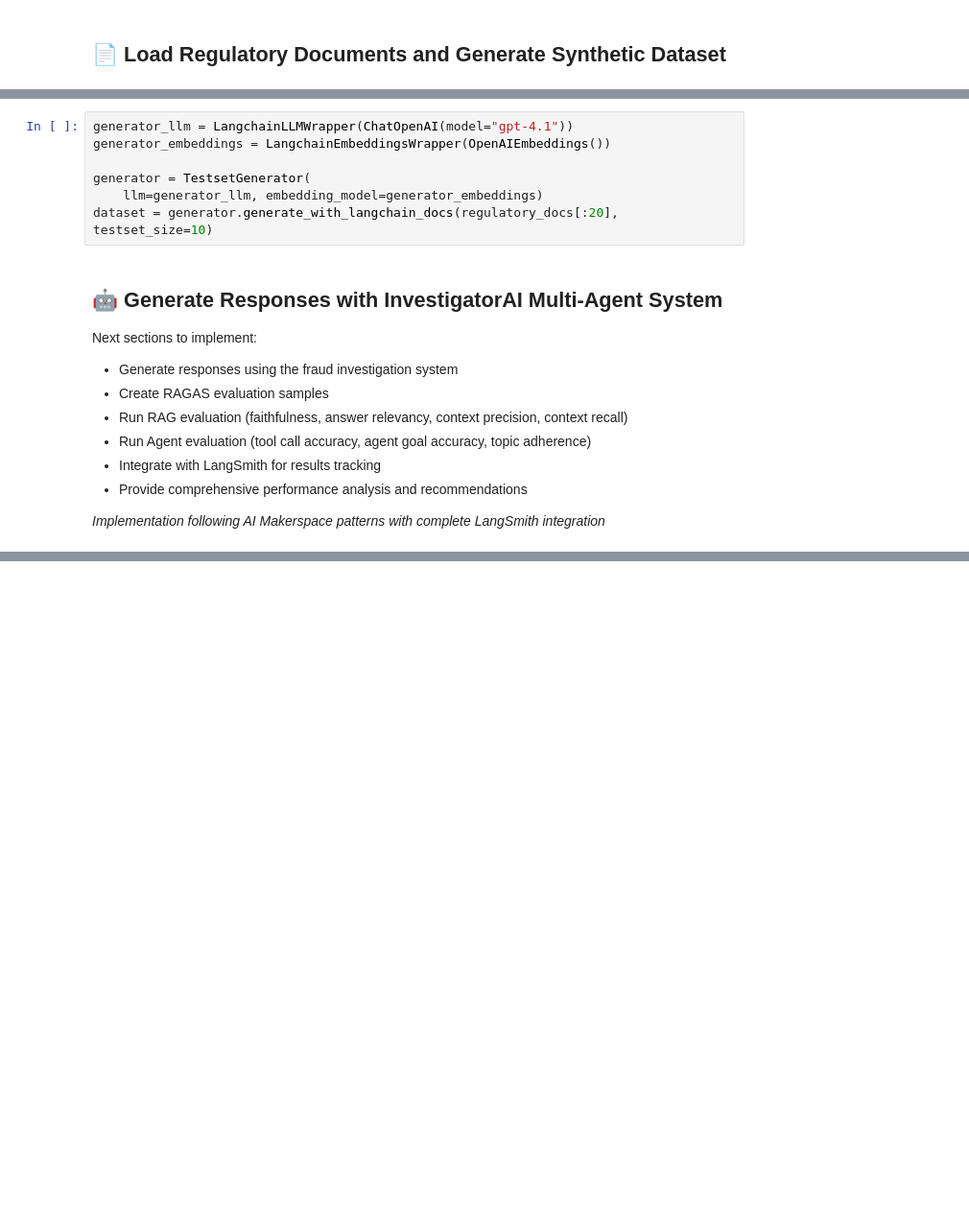
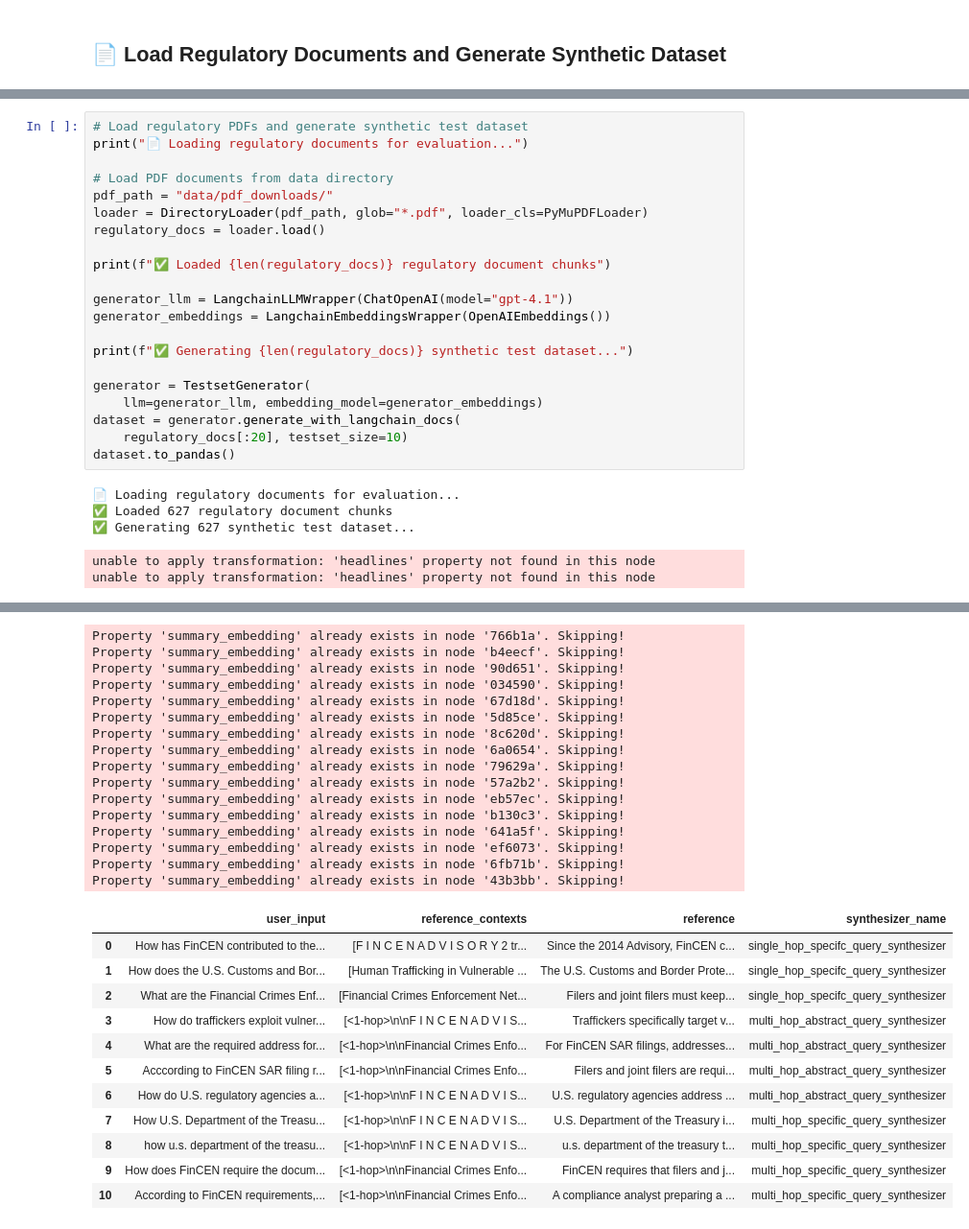
Before and after one commit to ovokpus/InvestigatorAI, a Jupyter notebook: investigator_ai_ragas_evaluation.ipynb, the cells around one changed output, grey strips where cells are left out. Shown: that part at 96% size. Drawn from its saved outputs; the diff is of its cells as text; blank space fills up the shorter version.

```diff
--- a/investigator_ai_ragas_evaluation.ipynb
+++ b/investigator_ai_ragas_evaluation.ipynb
@@ -186,19 +151,27 @@ print(f"\n✅ Dataset ready with {len(fraud_investigation_questions)} questions
-# %%
-generator_llm = LangchainLLMWrapper(ChatOpenAI(model="gpt-4.1"))
-generator_embeddings = LangchainEmbeddingsWrapper(OpenAIEmbeddings())
-
-generator = TestsetGenerator(
-    llm=generator_llm, embedding_model=generator_embeddings)
-dataset = generator.generate_with_langchain_docs(regulatory_docs[:20], testset_size=10)
-# %% [markdown]
-## 🤖 Generate Responses with InvestigatorAI Multi-Agent System
-
-Next sections to implement:
-- Generate responses using the fraud investigation system
-- Create RAGAS evaluation samples
-- Run RAG evaluation (faithfulness, answer relevancy, context precision, context recall)
-- Run Agent evaluation (tool call accuracy, agent goal accuracy, topic adherence)
-- Integrate with LangSmith for results tracking
-- Provide comprehensive performance analysis and recommendations
-
-*Implementation following AI Makerspace patterns with complete LangSmith integration*
+# %%
+# Load regulatory PDFs and generate synthetic test dataset
+print("📄 Loading regulatory documents for evaluation...")
+
+# Load PDF documents from data directory
+pdf_path = "data/pdf_downloads/"
+loader = DirectoryLoader(pdf_path, glob="*.pdf", loader_cls=PyMuPDFLoader)
+regulatory_docs = loader.load()
+
+print(f"✅ Loaded {len(regulatory_docs)} regulatory document chunks")
+
+generator_llm = LangchainLLMWrapper(ChatOpenAI(model="gpt-4.1"))
+generator_embeddings = LangchainEmbeddingsWrapper(OpenAIEmbeddings())
+
+print(f"✅ Generating {len(regulatory_docs)} synthetic test dataset...")
+
+generator = TestsetGenerator(
+    llm=generator_llm, embedding_model=generator_embeddings)
+dataset = generator.generate_with_langchain_docs(
+    regulatory_docs[:20], testset_size=10)
+dataset.to_pandas()
+# %% [output]
+📄 Loading regulatory documents for evaluation...
+✅ Loaded 627 regulatory document chunks
+✅ Generating 627 synthetic test dataset...
+unable to apply transformation: 'headlines' property not found in this node
+unable to apply transformation: 'headlines' property not found in this node
@@ -204,0 +194,28 @@ Next sections to implement:
+Property 'summary_embedding' already exists in node '766b1a'. Skipping!
+Property 'summary_embedding' already exists in node 'b4eecf'. Skipping!
+Property 'summary_embedding' already exists in node '90d651'. Skipping!
+Property 'summary_embedding' already exists in node '034590'. Skipping!
+Property 'summary_embedding' already exists in node '67d18d'. Skipping!
+Property 'summary_embedding' already exists in node '5d85ce'. Skipping!
+Property 'summary_embedding' already exists in node '8c620d'. Skipping!
+Property 'summary_embedding' already exists in node '6a0654'. Skipping!
+Property 'summary_embedding' already exists in node '79629a'. Skipping!
+Property 'summary_embedding' already exists in node '57a2b2'. Skipping!
+Property 'summary_embedding' already exists in node 'eb57ec'. Skipping!
+Property 'summary_embedding' already exists in node 'b130c3'. Skipping!
+Property 'summary_embedding' already exists in node '641a5f'. Skipping!
+Property 'summary_embedding' already exists in node 'ef6073'. Skipping!
+Property 'summary_embedding' already exists in node '6fb71b'. Skipping!
+Property 'summary_embedding' already exists in node '43b3bb'. Skipping!
+|  | user_input | reference_contexts | reference | synthesizer_name |
+| 0 | How has FinCEN contributed to the... | [F I N C E N A D V I S O R Y 2 tr... | Since the 2014 Advisory, FinCEN c... | single_hop_specifc_query_synthesizer |
+| 1 | How does the U.S. Customs and Bor... | [Human Trafficking in Vulnerable ... | The U.S. Customs and Border Prote... | single_hop_specifc_query_synthesizer |
+| 2 | What are the Financial Crimes Enf... | [Financial Crimes Enforcement Net... | Filers and joint filers must keep... | single_hop_specifc_query_synthesizer |
+| 3 | How do traffickers exploit vulner... | [<1-hop>\n\nF I N C E N A D V I S... | Traffickers specifically target v... | multi_hop_abstract_query_synthesizer |
+| 4 | What are the required address for... | [<1-hop>\n\nFinancial Crimes Enfo... | For FinCEN SAR filings, addresses... | multi_hop_abstract_query_synthesizer |
+| 5 | Acccording to FinCEN SAR filing r... | [<1-hop>\n\nFinancial Crimes Enfo... | Filers and joint filers are requi... | multi_hop_abstract_query_synthesizer |
+| 6 | How do U.S. regulatory agencies a... | [<1-hop>\n\nF I N C E N A D V I S... | U.S. regulatory agencies address ... | multi_hop_abstract_query_synthesizer |
+| 7 | How U.S. Department of the Treasu... | [<1-hop>\n\nF I N C E N A D V I S... | U.S. Department of the Treasury i... | multi_hop_specific_query_synthesizer |
+| 8 | how u.s. department of the treasu... | [<1-hop>\n\nF I N C E N A D V I S... | u.s. department of the treasury t... | multi_hop_specific_query_synthesizer |
+| 9 | How does FinCEN require the docum... | [<1-hop>\n\nFinancial Crimes Enfo... | FinCEN requires that filers and j... | multi_hop_specific_query_synthesizer |
+| 10 | According to FinCEN requirements,... | [<1-hop>\n\nFinancial Crimes Enfo... | A compliance analyst preparing a ... | multi_hop_specific_query_synthesizer |
```
Also changed, not shown: parts of 23 cells of this notebook, 1 other file.
